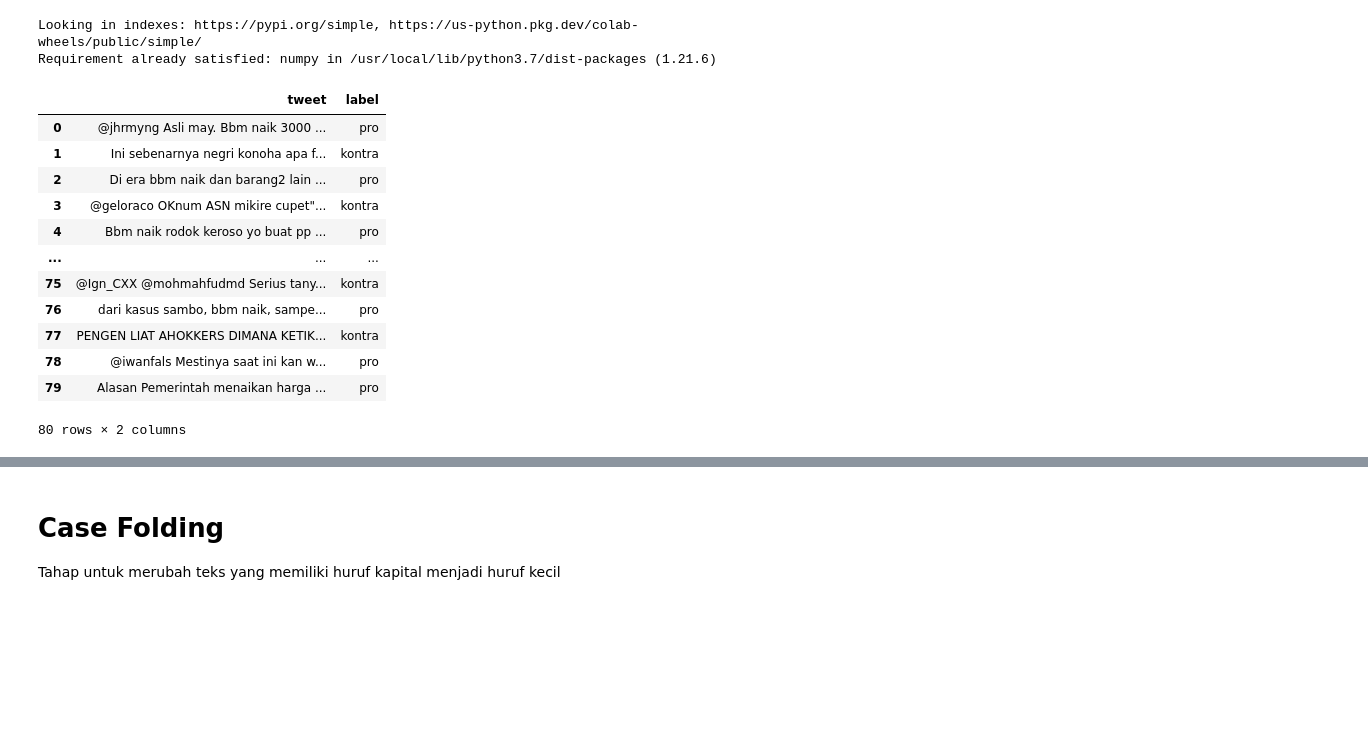
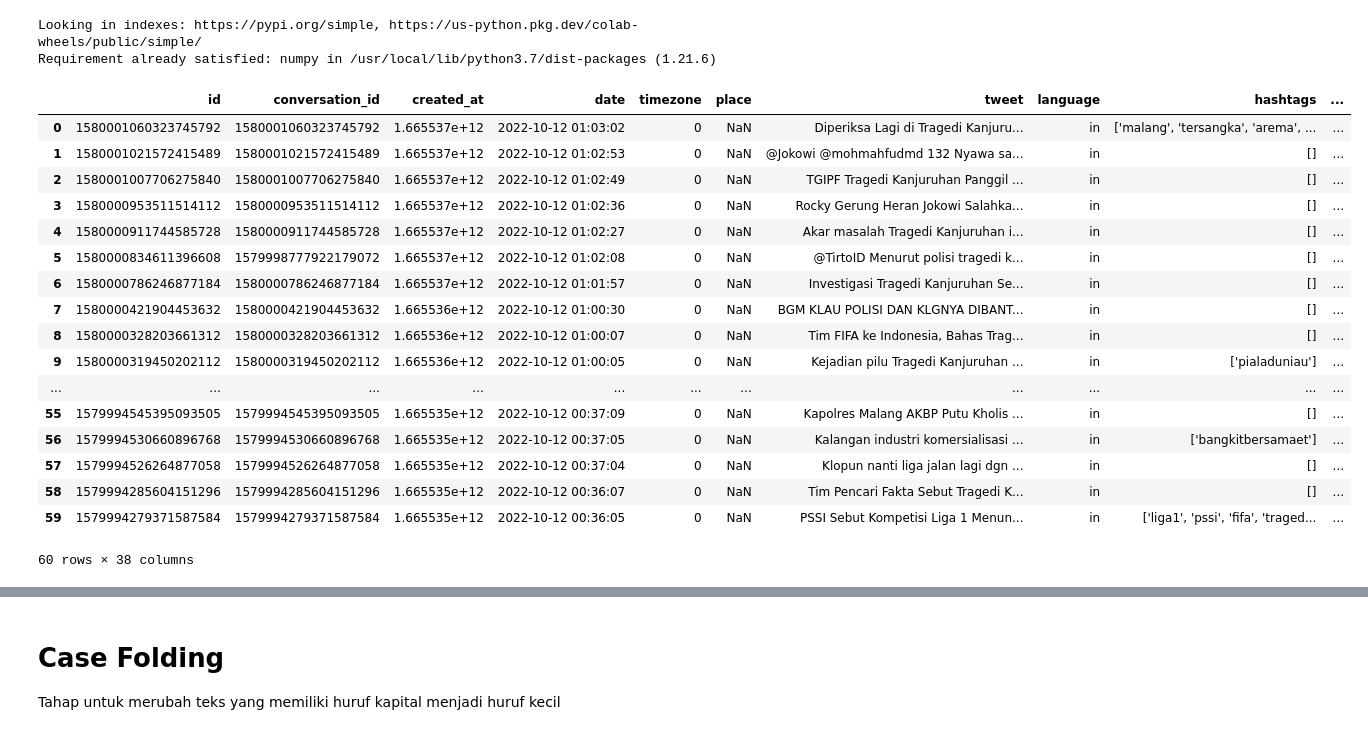
Before and after one commit to nofan190021/webmining, a Jupyter notebook: _sources/notebooks.ipynb, the cells around one changed output, grey strips where cells are left out. Drawn from its saved outputs; the diff is of its cells as text; code cells hidden in the pictures; blank space fills up the shorter version.

```diff
--- a/_sources/notebooks.ipynb
+++ b/_sources/notebooks.ipynb
@@ -119,24 +113,29 @@ Requirement already satisfied: numpy in /usr/local/lib/python3.7/dist-packages (
 # %%
 import pandas as pd
 import numpy as np
 
-data_abstrak = pd.read_csv("https://raw.githubusercontent.com/nofan190021/Diaz21/master/BBM.csv")
+data_abstrak = pd.read_csv("kanjuruhan.csv")
 
 data_abstrak
 # %% [output]
-|  | tweet | label |
-| 0 | @jhrmyng Asli may. Bbm naik 3000 ... | pro |
-| 1 | Ini sebenarnya negri konoha apa f... | kontra |
-| 2 | Di era bbm naik dan barang2 lain ... | pro |
-| 3 | @geloraco OKnum ASN mikire cupet"... | kontra |
-| 4 | Bbm naik rodok keroso yo buat pp ... | pro |
-| ... | ... | ... |
-| 75 | @Ign_CXX @mohmahfudmd Serius tany... | kontra |
-| 76 | dari kasus sambo, bbm naik, sampe... | pro |
-| 77 | PENGEN LIAT AHOKKERS DIMANA KETIK... | kontra |
-| 78 | @iwanfals Mestinya saat ini kan w... | pro |
-| 79 | Alasan Pemerintah menaikan harga ... | pro |
+|  | id | conversation_id | created_at | date | timezone | place | tweet | language | hashtags | ... |
+| 0 | 1580001060323745792 | 1580001060323745792 | 1.665537e+12 | 2022-10-12 01:03:02 | 0 | NaN | Diperiksa Lagi di Tragedi Kanjuru... | in | ['malang', 'tersangka', 'arema', ... | ... |
+| 1 | 1580001021572415489 | 1580001021572415489 | 1.665537e+12 | 2022-10-12 01:02:53 | 0 | NaN | @Jokowi @mohmahfudmd 132 Nyawa sa... | in | [] | ... |
+| 2 | 1580001007706275840 | 1580001007706275840 | 1.665537e+12 | 2022-10-12 01:02:49 | 0 | NaN | TGIPF Tragedi Kanjuruhan Panggil ... | in | [] | ... |
+| 3 | 1580000953511514112 | 1580000953511514112 | 1.665537e+12 | 2022-10-12 01:02:36 | 0 | NaN | Rocky Gerung Heran Jokowi Salahka... | in | [] | ... |
+| 4 | 1580000911744585728 | 1580000911744585728 | 1.665537e+12 | 2022-10-12 01:02:27 | 0 | NaN | Akar masalah Tragedi Kanjuruhan i... | in | [] | ... |
+| 5 | 1580000834611396608 | 1579998777922179072 | 1.665537e+12 | 2022-10-12 01:02:08 | 0 | NaN | @TirtoID Menurut polisi tragedi k... | in | [] | ... |
+| 6 | 1580000786246877184 | 1580000786246877184 | 1.665537e+12 | 2022-10-12 01:01:57 | 0 | NaN | Investigasi Tragedi Kanjuruhan Se... | in | [] | ... |
+| 7 | 1580000421904453632 | 1580000421904453632 | 1.665536e+12 | 2022-10-12 01:00:30 | 0 | NaN | BGM KLAU POLISI DAN KLGNYA DIBANT... | in | [] | ... |
+| 8 | 1580000328203661312 | 1580000328203661312 | 1.665536e+12 | 2022-10-12 01:00:07 | 0 | NaN | Tim FIFA ke Indonesia, Bahas Trag... | in | [] | ... |
+| 9 | 1580000319450202112 | 1580000319450202112 | 1.665536e+12 | 2022-10-12 01:00:05 | 0 | NaN | Kejadian pilu Tragedi Kanjuruhan ... | in | ['pialaduniau'] | ... |
+| ... | ... | ... | ... | ... | ... | ... | ... | ... | ... | ... |
+| 55 | 1579994545395093505 | 1579994545395093505 | 1.665535e+12 | 2022-10-12 00:37:09 | 0 | NaN | Kapolres Malang AKBP Putu Kholis ... | in | [] | ... |
+| 56 | 1579994530660896768 | 1579994530660896768 | 1.665535e+12 | 2022-10-12 00:37:05 | 0 | NaN | Kalangan industri komersialisasi ... | in | ['bangkitbersamaet'] | ... |
+| 57 | 1579994526264877058 | 1579994526264877058 | 1.665535e+12 | 2022-10-12 00:37:04 | 0 | NaN | Klopun nanti liga jalan lagi dgn ... | in | [] | ... |
+| 58 | 1579994285604151296 | 1579994285604151296 | 1.665535e+12 | 2022-10-12 00:36:07 | 0 | NaN | Tim Pencari Fakta Sebut Tragedi K... | in | [] | ... |
+| 59 | 1579994279371587584 | 1579994279371587584 | 1.665535e+12 | 2022-10-12 00:36:05 | 0 | NaN | PSSI Sebut Kompetisi Liga 1 Menun... | in | ['liga1', 'pssi', 'fifa', 'traged... | ... |
-80 rows × 2 columns
+60 rows × 38 columns
 # %%
 #install library sastrawi
 !pip install sastrawi
```
Also changed, not shown: parts of 74 cells of this notebook, 5 other files.
